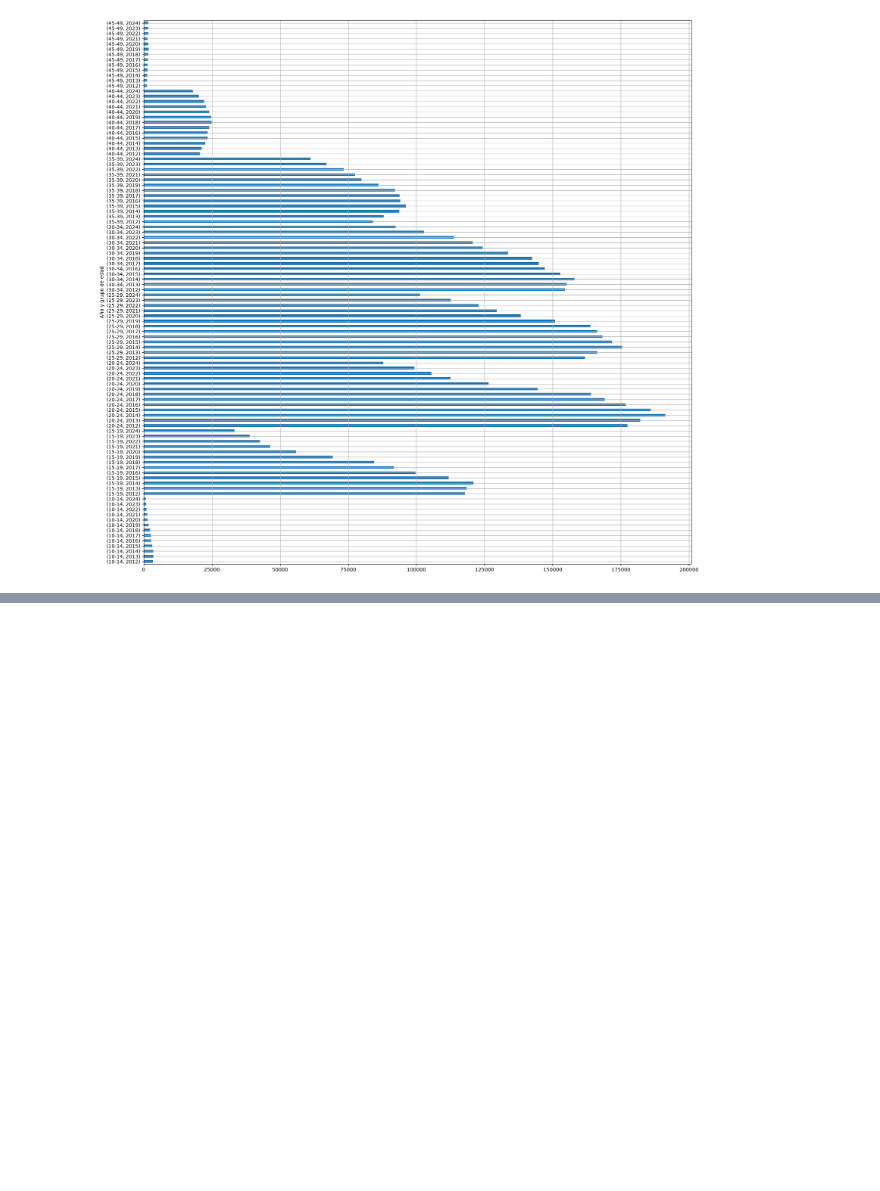
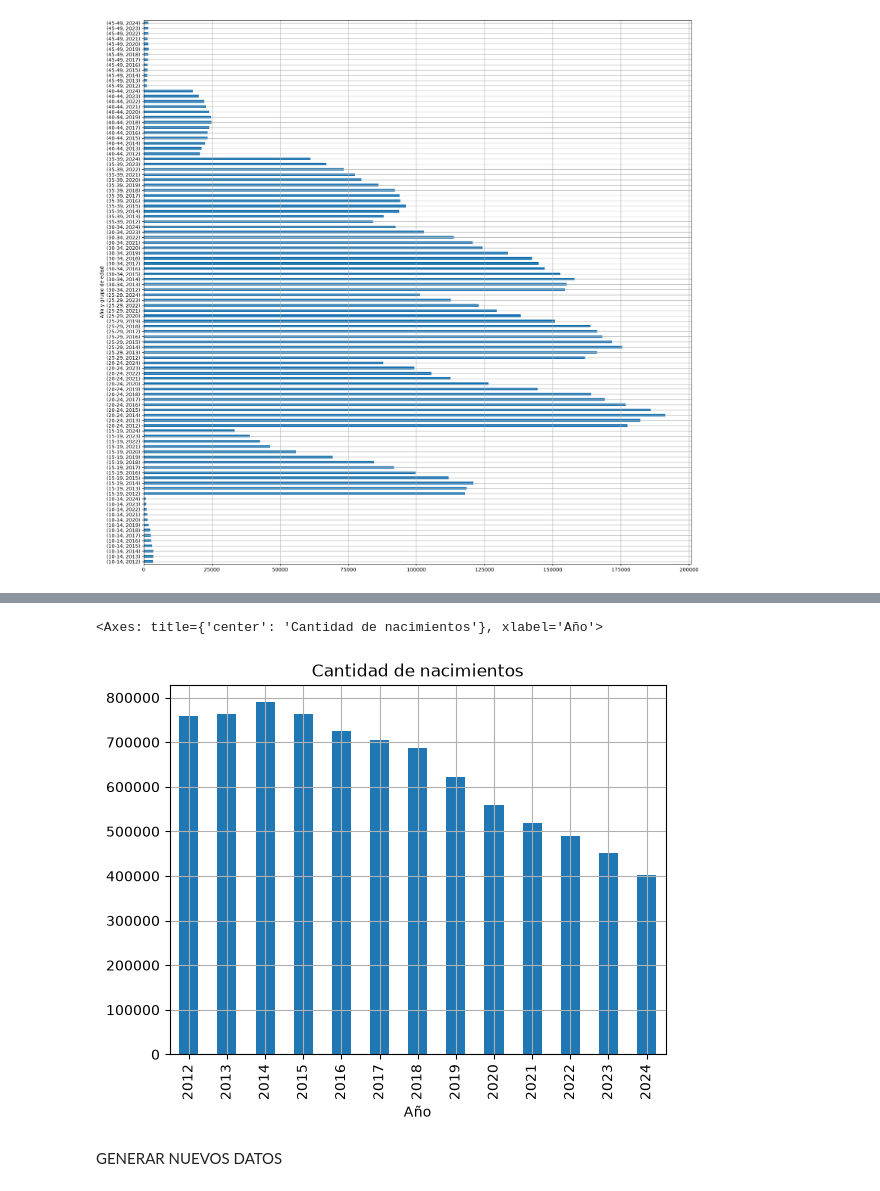
Before and after one commit to TomasVerniano/ANALISIS_POBLACION_ARGENTINA_AED, a Jupyter notebook: poblacion_nb.ipynb, the cells around one changed output, grey strips where cells are left out. Saved outputs shown, nothing was run; the diff lists cells and outputs as text; code cells hidden in the pictures; blank space fills up the shorter version.

```diff
--- a/poblacion_nb.ipynb
+++ b/poblacion_nb.ipynb
@@ -97,2 +100,8 @@ madres_total_año = nacimientos_madres.groupby('anio')['cantidad'].sum().plot(ki
 # %%
-nacimientos_total_año = nacimientos.groupby('anio')['nacimientos'].sum().plot(kind='bar', grid=True, title='Cantidad de nacimientos', xlabel='Año')
+nacimientos_total_año = nacimientos.groupby('anio')['nacimientos'].sum()
+nacimientos_total_año.plot(kind='bar', grid=True, title='Cantidad de nacimientos', xlabel='Año')
+# %% [output]
+<Axes: title={'center': 'Cantidad de nacimientos'}, xlabel='Año'>
+[figure, added]
+# %% [markdown]
+GENERAR NUEVOS DATOS
```
Also changed, not shown: parts of 4 cells of this notebook, 5 other files.
